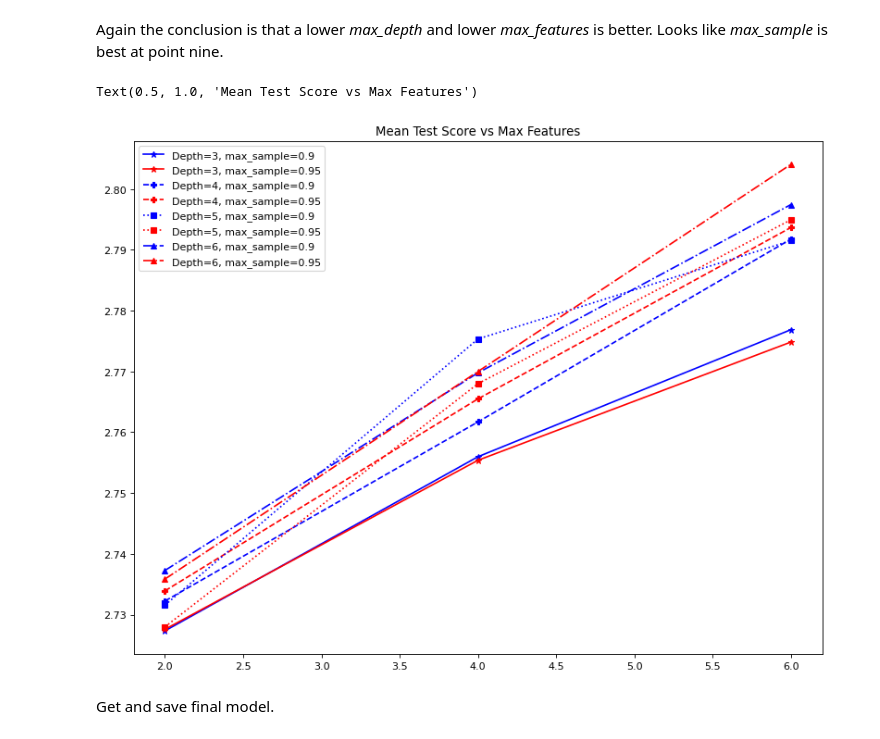
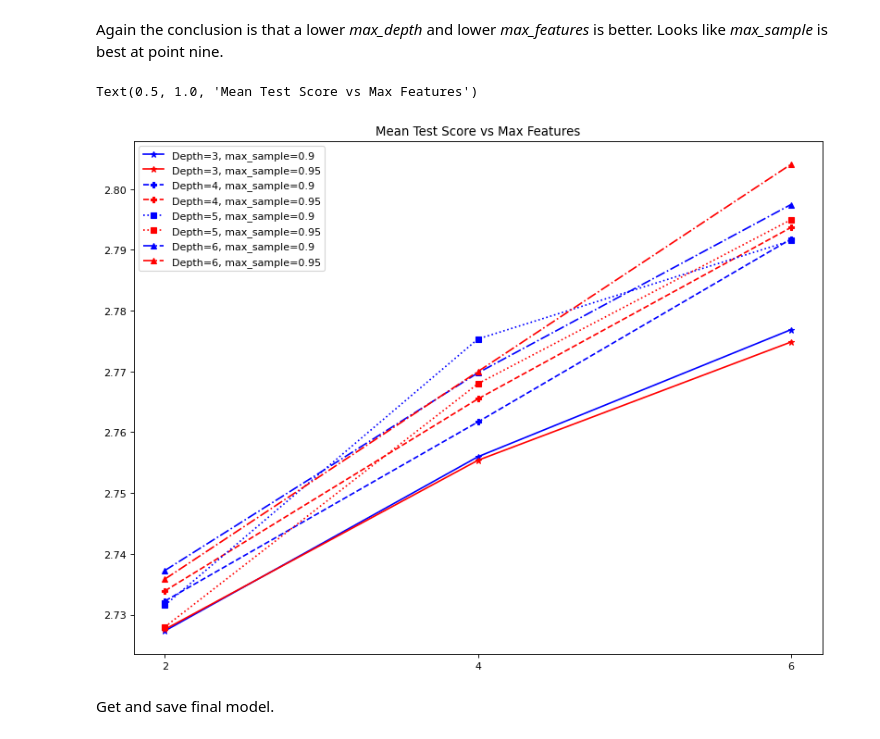
Before and after one commit to galezon/DSNLI-Project, a Jupyter notebook: random_trees/main.ipynb, the cells around one changed output. Saved outputs shown, nothing was run; the diff lists cells and outputs as text; code cells hidden in the pictures.

```diff
--- a/random_trees/main.ipynb
+++ b/random_trees/main.ipynb
@@ -495,26 +499,28 @@ Again the conclusion is that a lower *max_depth* and lower *max_features* is bet
 # %%
 plt.figure(figsize=(12, 9), dpi=80)
 
 plt.plot(depththree_ninety.iloc[:, 0], depththree_ninety.iloc[:, 1], "blue", marker="*")
 plt.plot(depththree_ninetyfive.iloc[:, 0], depththree_ninetyfive.iloc[:, 1], "red", marker="*")
 
 plt.plot(depthfour_ninety.iloc[:, 0], depthfour_ninety.iloc[:, 1], "blue", linestyle="dashed", marker="P")
 plt.plot(depthfour_ninetyfive.iloc[:, 0], depthfour_ninetyfive.iloc[:, 1], "red", linestyle="dashed", marker="P")
 
 plt.plot(depthfive_ninety.iloc[:, 0], depthfive_ninety.iloc[:, 1], "blue", linestyle="dotted", marker="s")
 plt.plot(depthfive_ninetyfive.iloc[:, 0], depthfive_ninetyfive.iloc[:, 1], "red", linestyle="dotted", marker="s")
 
 plt.plot(depthsix_ninety.iloc[:, 0], depthsix_ninety.iloc[:, 1], "blue", linestyle="dashdot", marker="^")
 plt.plot(depthsix_ninetyfive.iloc[:, 0], depthsix_ninetyfive.iloc[:, 1], "red", linestyle="dashdot", marker="^")
 
 plt.legend(["Depth=3, max_sample=0.9", "Depth=3, max_sample=0.95",
             "Depth=4, max_sample=0.9", "Depth=4, max_sample=0.95",
             "Depth=5, max_sample=0.9", "Depth=5, max_sample=0.95",
             "Depth=6, max_sample=0.9", "Depth=6, max_sample=0.95"])
+
+plt.xticks([2, 4, 6])
 plt.title("Mean Test Score vs Max Features")
 # %% [output]
 Text(0.5, 1.0, 'Mean Test Score vs Max Features')
-[figure, old version]
+[figure, new version]
 # %% [markdown]
 Get and save final model.
 # %%
```
Also changed, not shown: parts of 40 cells of this notebook, 5 other files.
